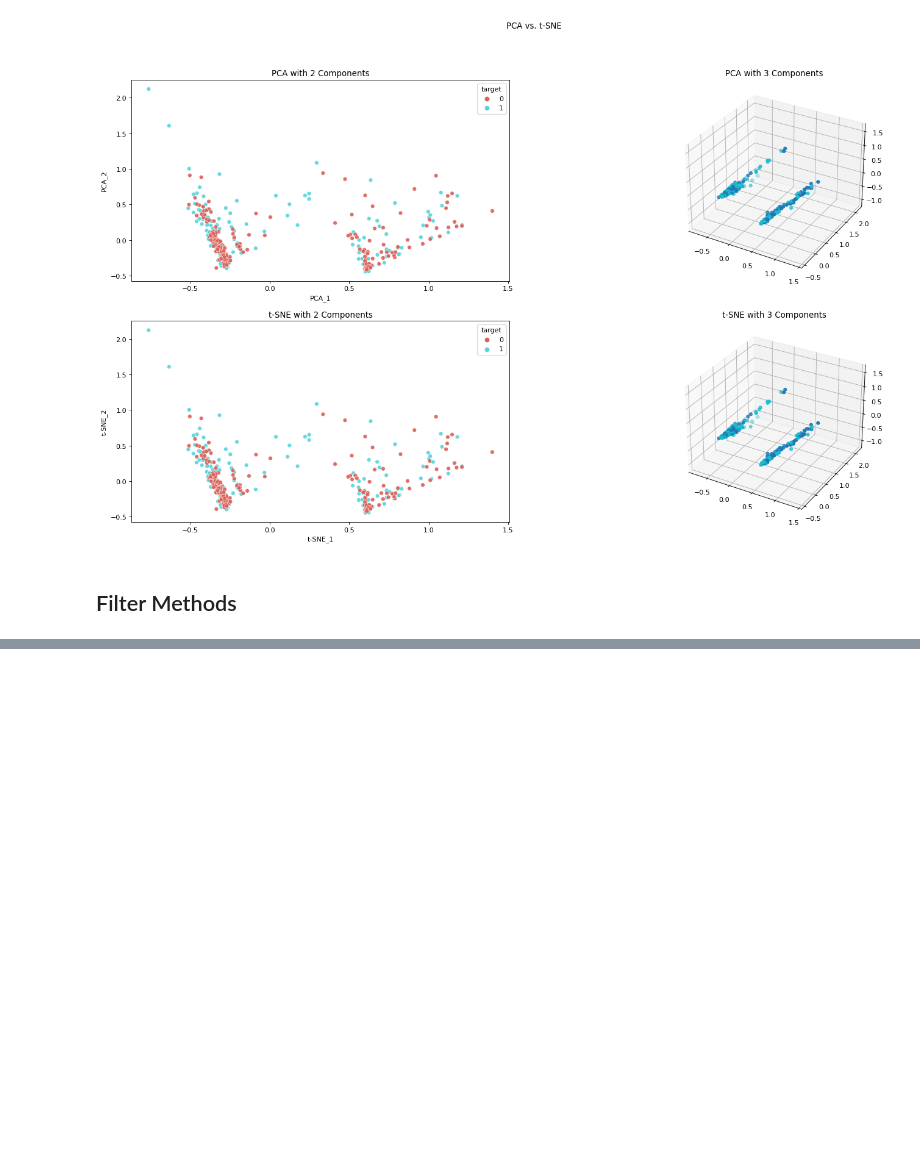
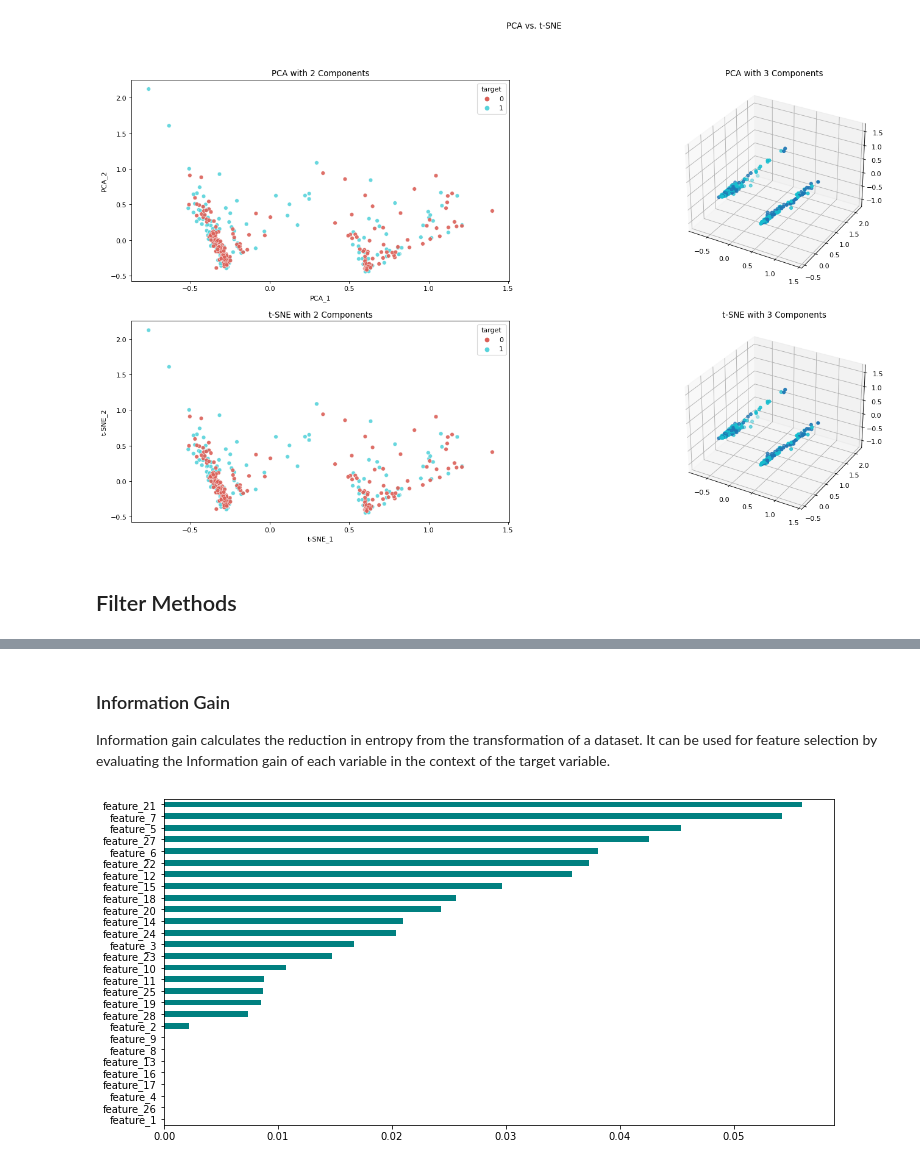
Before and after one commit to IbtihajT/Pre-employment_tests, a Jupyter notebook: PML_RMC_Peshawar/main.ipynb, the cells around one changed output, grey strips where cells are left out. Cells and saved outputs as stored; diff of their text form; code cells hidden in the pictures; blank space fills up the shorter version.

```diff
--- a/PML_RMC_Peshawar/main.ipynb
+++ b/PML_RMC_Peshawar/main.ipynb
@@ -103,10 +103,10 @@ raw_data.describe()
 # %%
 # Capture the Dependent and Independent Variable
 features = raw_data.iloc[:, 1:-1].astype("float64")  # Independent Varibale with 28 features
-target = raw_data.iloc[:, -1]  # Dependent Variable with 2 classes
+targets = raw_data.iloc[:, -1]  # Dependent Variable with 2 classes
 
 print(f"Features Shape: {features.shape}")
-print(f"Target Shape: {target.shape}")
+print(f"Target Shape: {targets.shape}")
 # %% [output]
 Features Shape: (417, 28)
 Target Shape: (417,)
@@ -471,0 +244,16 @@ for name, result in zip(names, results):
+# %% [markdown]
+### Information Gain
+Information gain calculates the reduction in entropy from the transformation of a dataset. It can be used for feature selection by evaluating the Information gain of each variable in the context of the target variable.
+# %%
+information_gain = mutual_info_classif(
+    X=features.values,
+    y=targets.values,
+    discrete_features=False,
+    n_neighbors=3,
+)
+information_gain_fi = pd.Series(information_gain, features.columns)
+information_gain_fi.sort_values(inplace=True)
+information_gain_fi.plot(kind='barh', color='teal')
+plt.show()
+# %% [output]
+[figure, added]
```
Also changed, not shown: parts of 42 cells of this notebook.
